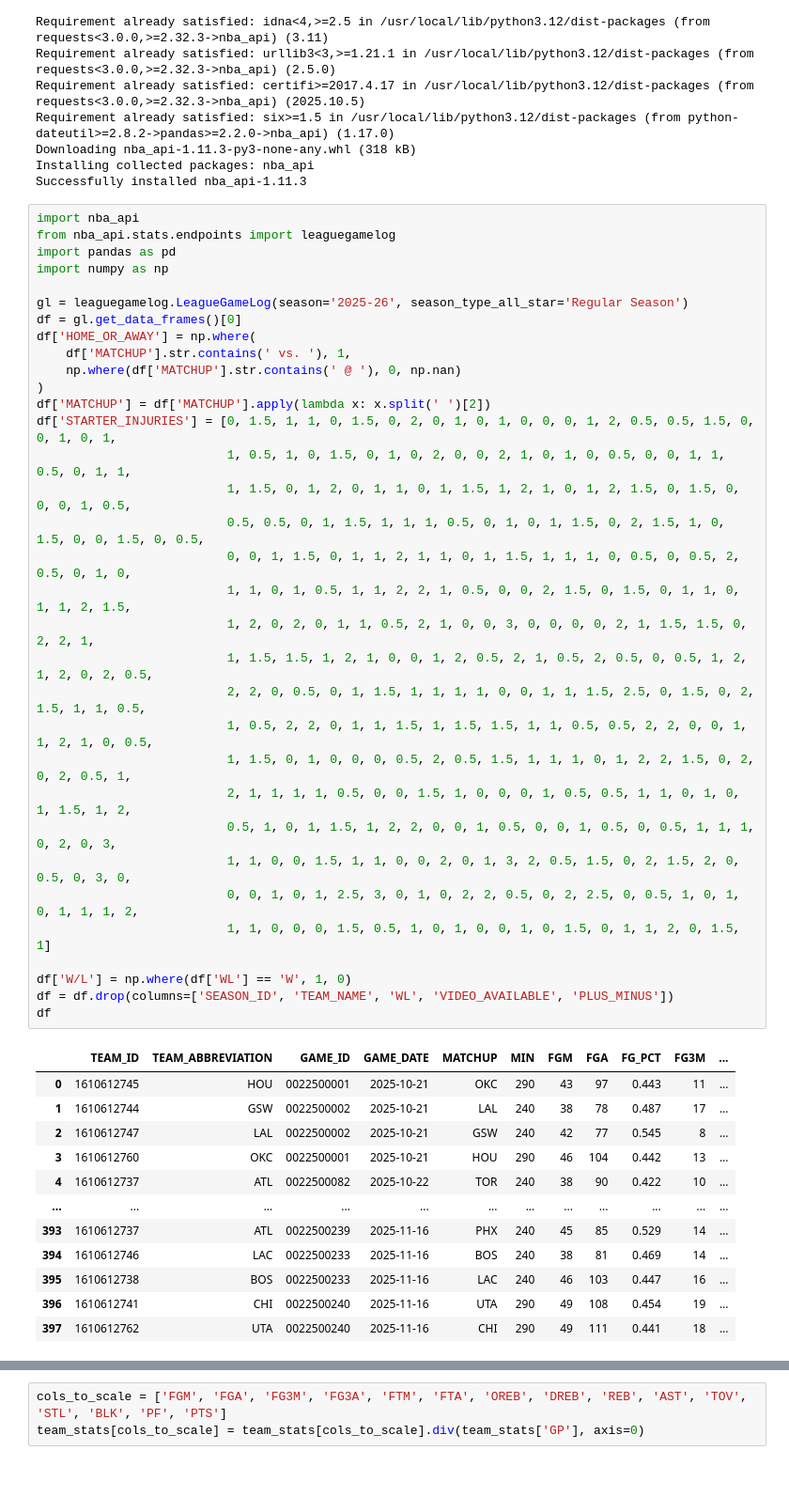
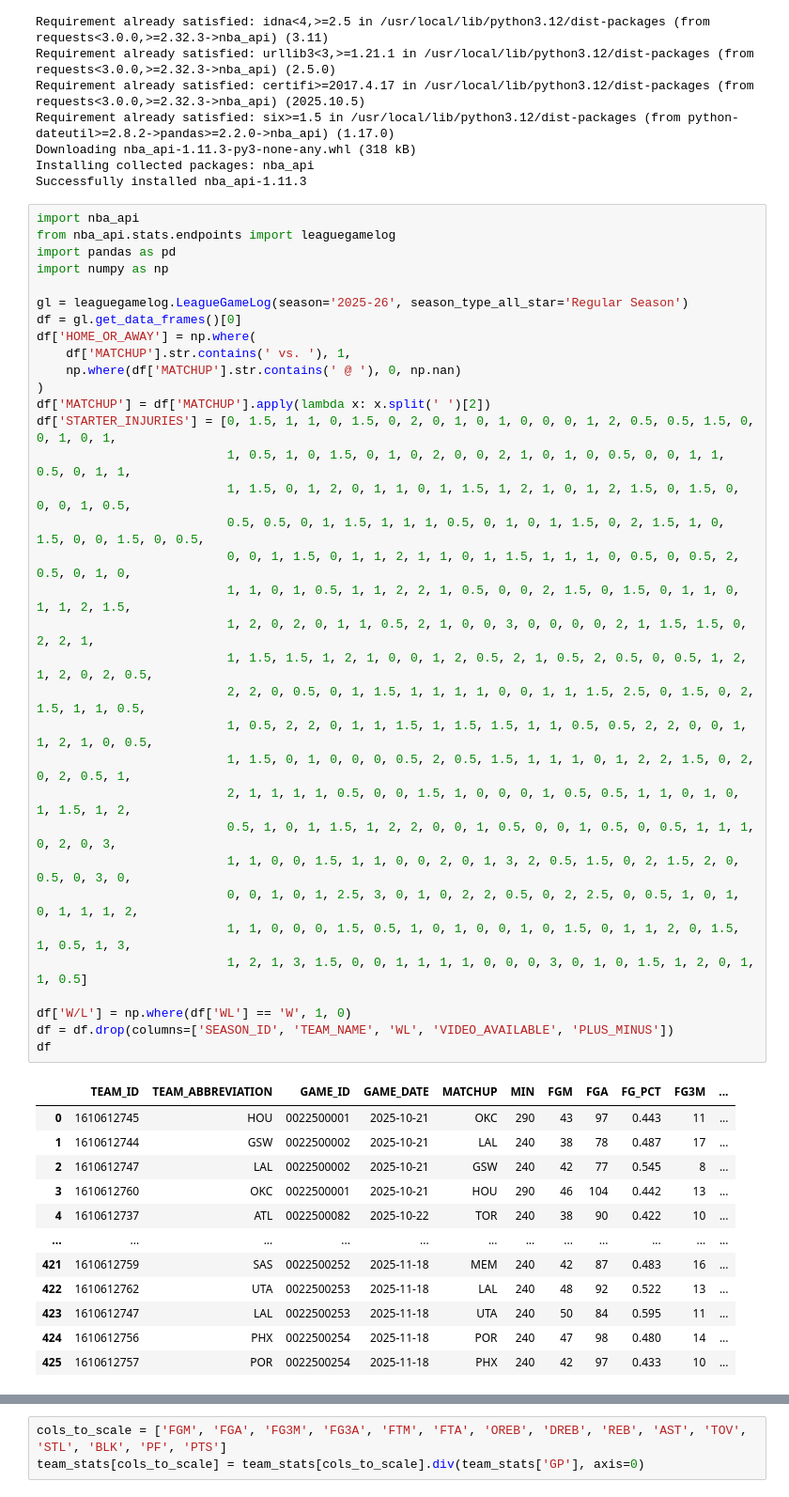
Before and after one commit to pchalhoub/portfolio, a Jupyter notebook: NBA2025.ipynb, the cells around one changed output, grey strips where cells are left out. Shown at 94% size. Drawn from its saved outputs; the diff is of its cells as text.

```diff
--- a/NBA2025.ipynb
+++ b/NBA2025.ipynb
@@ -33,36 +33,37 @@ df['HOME_OR_AWAY'] = np.where(
     np.where(df['MATCHUP'].str.contains(' @ '), 0, np.nan)
 )
 df['MATCHUP'] = df['MATCHUP'].apply(lambda x: x.split(' ')[2])
 df['STARTER_INJURIES'] = [0, 1.5, 1, 1, 0, 1.5, 0, 2, 0, 1, 0, 1, 0, 0, 0, 1, 2, 0.5, 0.5, 1.5, 0, 0, 1, 0, 1,
                           1, 0.5, 1, 0, 1.5, 0, 1, 0, 2, 0, 0, 2, 1, 0, 1, 0, 0.5, 0, 0, 1, 1, 0.5, 0, 1, 1,
                           1, 1.5, 0, 1, 2, 0, 1, 1, 0, 1, 1.5, 1, 2, 1, 0, 1, 2, 1.5, 0, 1.5, 0, 0, 0, 1, 0.5,
                           0.5, 0.5, 0, 1, 1.5, 1, 1, 1, 0.5, 0, 1, 0, 1, 1.5, 0, 2, 1.5, 1, 0, 1.5, 0, 0, 1.5, 0, 0.5,
                           0, 0, 1, 1.5, 0, 1, 1, 2, 1, 1, 0, 1, 1.5, 1, 1, 1, 0, 0.5, 0, 0.5, 2, 0.5, 0, 1, 0,
                           1, 1, 0, 1, 0.5, 1, 1, 2, 2, 1, 0.5, 0, 0, 2, 1.5, 0, 1.5, 0, 1, 1, 0, 1, 1, 2, 1.5,
                           1, 2, 0, 2, 0, 1, 1, 0.5, 2, 1, 0, 0, 3, 0, 0, 0, 0, 2, 1, 1.5, 1.5, 0, 2, 2, 1,
                           1, 1.5, 1.5, 1, 2, 1, 0, 0, 1, 2, 0.5, 2, 1, 0.5, 2, 0.5, 0, 0.5, 1, 2, 1, 2, 0, 2, 0.5,
                           2, 2, 0, 0.5, 0, 1, 1.5, 1, 1, 1, 1, 0, 0, 1, 1, 1.5, 2.5, 0, 1.5, 0, 2, 1.5, 1, 1, 0.5,
                           1, 0.5, 2, 2, 0, 1, 1, 1.5, 1, 1.5, 1.5, 1, 1, 0.5, 0.5, 2, 2, 0, 0, 1, 1, 2, 1, 0, 0.5,
                           1, 1.5, 0, 1, 0, 0, 0, 0.5, 2, 0.5, 1.5, 1, 1, 1, 0, 1, 2, 2, 1.5, 0, 2, 0, 2, 0.5, 1,
                           2, 1, 1, 1, 1, 0.5, 0, 0, 1.5, 1, 0, 0, 0, 1, 0.5, 0.5, 1, 1, 0, 1, 0, 1, 1.5, 1, 2,
                           0.5, 1, 0, 1, 1.5, 1, 2, 2, 0, 0, 1, 0.5, 0, 0, 1, 0.5, 0, 0.5, 1, 1, 1, 0, 2, 0, 3,
                           1, 1, 0, 0, 1.5, 1, 1, 0, 0, 2, 0, 1, 3, 2, 0.5, 1.5, 0, 2, 1.5, 2, 0, 0.5, 0, 3, 0,
                           0, 0, 1, 0, 1, 2.5, 3, 0, 1, 0, 2, 2, 0.5, 0, 2, 2.5, 0, 0.5, 1, 0, 1, 0, 1, 1, 1, 2,
-                          1, 1, 0, 0, 0, 1.5, 0.5, 1, 0, 1, 0, 0, 1, 0, 1.5, 0, 1, 1, 2, 0, 1.5, 1]
+                          1, 1, 0, 0, 0, 1.5, 0.5, 1, 0, 1, 0, 0, 1, 0, 1.5, 0, 1, 1, 2, 0, 1.5, 1, 0.5, 1, 3,
+                          1, 2, 1, 3, 1.5, 0, 0, 1, 1, 1, 1, 0, 0, 0, 3, 0, 1, 0, 1.5, 1, 2, 0, 1, 1, 0.5]
 
 df['W/L'] = np.where(df['WL'] == 'W', 1, 0)
 df = df.drop(columns=['SEASON_ID', 'TEAM_NAME', 'WL', 'VIDEO_AVAILABLE', 'PLUS_MINUS'])
 df
 # %% [output]
 |  | TEAM_ID | TEAM_ABBREVIATION | GAME_ID | GAME_DATE | MATCHUP | MIN | FGM | FGA | FG_PCT | FG3M | ... |
 | 0 | 1610612745 | HOU | 0022500001 | 2025-10-21 | OKC | 290 | 43 | 97 | 0.443 | 11 | ... |
 | 1 | 1610612744 | GSW | 0022500002 | 2025-10-21 | LAL | 240 | 38 | 78 | 0.487 | 17 | ... |
 | 2 | 1610612747 | LAL | 0022500002 | 2025-10-21 | GSW | 240 | 42 | 77 | 0.545 | 8 | ... |
 | 3 | 1610612760 | OKC | 0022500001 | 2025-10-21 | HOU | 290 | 46 | 104 | 0.442 | 13 | ... |
 | 4 | 1610612737 | ATL | 0022500082 | 2025-10-22 | TOR | 240 | 38 | 90 | 0.422 | 10 | ... |
 | ... | ... | ... | ... | ... | ... | ... | ... | ... | ... | ... | ... |
-| 393 | 1610612737 | ATL | 0022500239 | 2025-11-16 | PHX | 240 | 45 | 85 | 0.529 | 14 | ... |
-| 394 | 1610612746 | LAC | 0022500233 | 2025-11-16 | BOS | 240 | 38 | 81 | 0.469 | 14 | ... |
-| 395 | 1610612738 | BOS | 0022500233 | 2025-11-16 | LAC | 240 | 46 | 103 | 0.447 | 16 | ... |
-| 396 | 1610612741 | CHI | 0022500240 | 2025-11-16 | UTA | 290 | 49 | 108 | 0.454 | 19 | ... |
-| 397 | 1610612762 | UTA | 0022500240 | 2025-11-16 | CHI | 290 | 49 | 111 | 0.441 | 18 | ... |
+| 421 | 1610612759 | SAS | 0022500252 | 2025-11-18 | MEM | 240 | 42 | 87 | 0.483 | 16 | ... |
+| 422 | 1610612762 | UTA | 0022500253 | 2025-11-18 | LAL | 240 | 48 | 92 | 0.522 | 13 | ... |
+| 423 | 1610612747 | LAL | 0022500253 | 2025-11-18 | UTA | 240 | 50 | 84 | 0.595 | 11 | ... |
+| 424 | 1610612756 | PHX | 0022500254 | 2025-11-18 | POR | 240 | 47 | 98 | 0.480 | 14 | ... |
+| 425 | 1610612757 | POR | 0022500254 | 2025-11-18 | PHX | 240 | 42 | 97 | 0.433 | 10 | ... |
```
Also changed, not shown: parts of 11 cells of this notebook.
